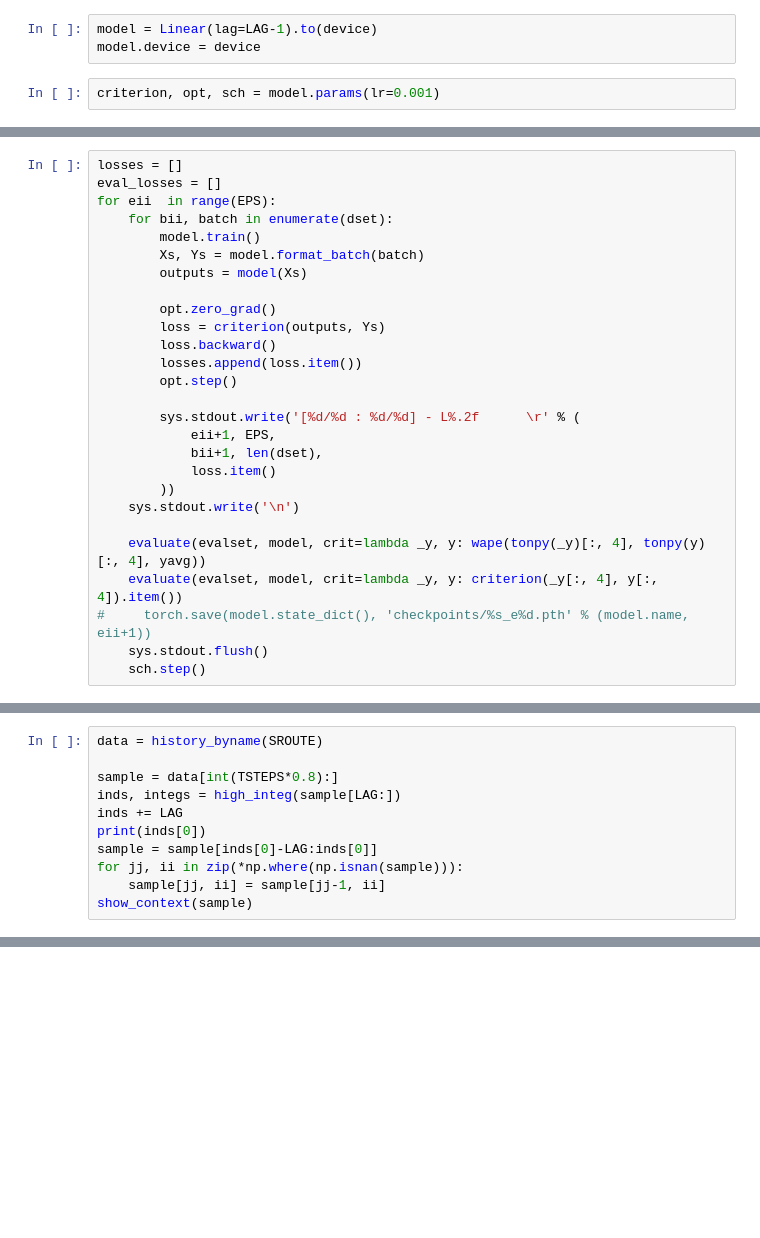
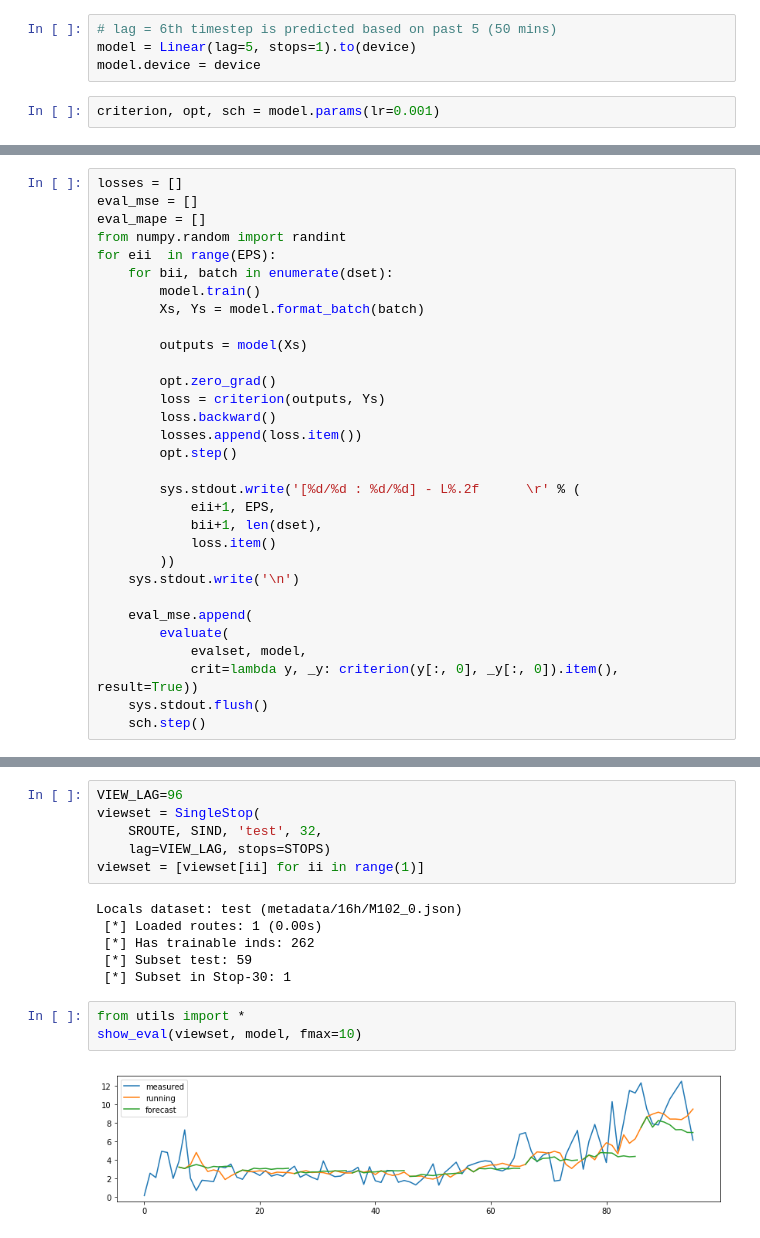
Before and after one commit to ulzee/traffic, a Jupyter notebook: Tmp_Spot_Linear.ipynb, the cells around one changed output, grey strips where cells are left out. Drawn from its saved outputs; the diff is of its cells as text; blank space fills up the shorter version.

Commit message:
improved forecast graph

```diff
--- a/Tmp_Spot_Linear.ipynb
+++ b/Tmp_Spot_Linear.ipynb
@@ -55,7 +47,8 @@ Y-avg: 3.4391126863581287
 # %%
 from models.Linear import Linear
 # %%
-model = Linear(lag=LAG-1).to(device)
+# lag = 6th timestep is predicted based on past 5 (50 mins)
+model = Linear(lag=5, stops=1).to(device)
 model.device = device
 # %%
 criterion, opt, sch = model.params(lr=0.001)
@@ -68,10 +62,13 @@ Eval loss: 12.1071
 # %%
 losses = []
-eval_losses = []
+eval_mse = []
+eval_mape = []
+from numpy.random import randint
 for eii  in range(EPS):
     for bii, batch in enumerate(dset):
         model.train()
         Xs, Ys = model.format_batch(batch)
+
         outputs = model(Xs)
 
         opt.zero_grad()
@@ -87,9 +84,10 @@ for eii  in range(EPS):
         ))
     sys.stdout.write('\n')
 
-    evaluate(evalset, model, crit=lambda _y, y: wape(tonpy(_y)[:, 4], tonpy(y)[:, 4], yavg))
-    evaluate(evalset, model, crit=lambda _y, y: criterion(_y[:, 4], y[:, 4]).item())
-#     torch.save(model.state_dict(), 'checkpoints/%s_e%d.pth' % (model.name, eii+1))
+    eval_mse.append(
+        evaluate(
+            evalset, model,
+            crit=lambda y, _y: criterion(y[:, 0], _y[:, 0]).item(), result=True))
     sys.stdout.flush()
     sch.step()
 # %% [output]
@@ -114,11 +110,0 @@ KeyboardInterrupt:
-# %%
-data = history_byname(SROUTE)
-
-sample = data[int(TSTEPS*0.8):]
-inds, integs = high_integ(sample[LAG:])
-inds += LAG
-print(inds[0])
-sample = sample[inds[0]-LAG:inds[0]]
-for jj, ii in zip(*np.where(np.isnan(sample))):
-    sample[jj, ii] = sample[jj-1, ii]
-show_context(sample)
@@ -148,0 +111,17 @@ plt.show(); plt.close()
+# %%
+VIEW_LAG=96
+viewset = SingleStop(
+    SROUTE, SIND, 'test', 32,
+    lag=VIEW_LAG, stops=STOPS)
+viewset = [viewset[ii] for ii in range(1)]
+# %% [output]
+Locals dataset: test (metadata/16h/M102_0.json)
+ [*] Loaded routes: 1 (0.00s)
+ [*] Has trainable inds: 262
+ [*] Subset test: 59
+ [*] Subset in Stop-30: 1
+# %%
+from utils import *
+show_eval(viewset, model, fmax=10)
+# %% [output]
+[figure, added]
```
Also changed, not shown: parts of 11 cells of this notebook, 12 other files.
